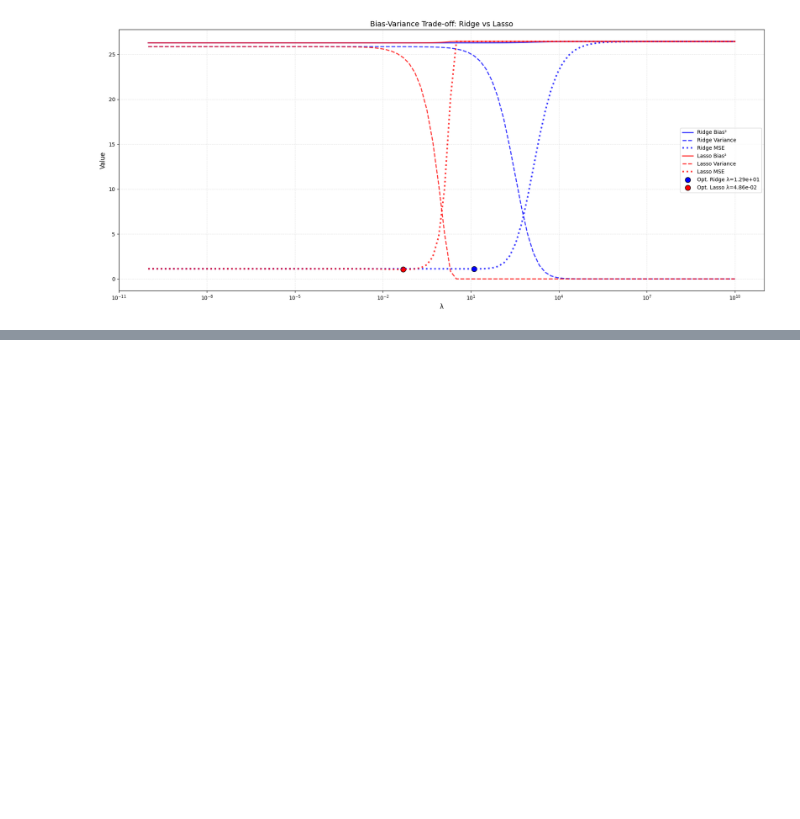
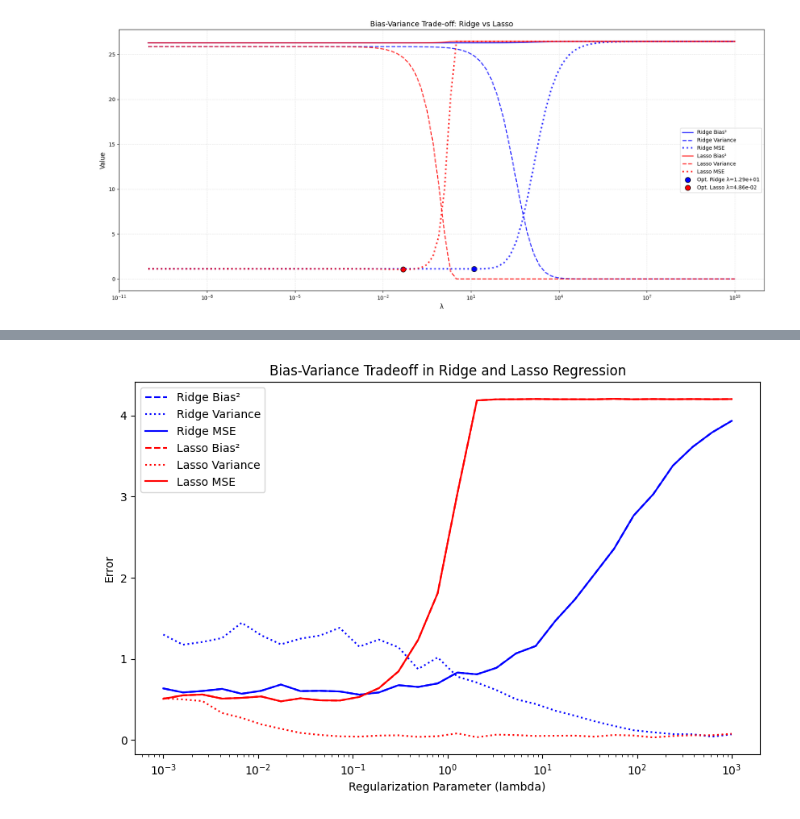
Before and after one commit to MichalSlowakiewicz/Machine-Learning, a Jupyter notebook: Homework4.ipynb, the cells around one changed output, grey strips where cells are left out. Saved outputs shown, nothing was run; the diff lists cells and outputs as text; code cells hidden in the pictures; blank space fills up the shorter version.

```diff
--- a/Homework4.ipynb
+++ b/Homework4.ipynb
@@ -202,0 +213,73 @@ plt.show()
+# %%
+import numpy as np
+import matplotlib.pyplot as plt
+from sklearn.linear_model import Ridge, Lasso
+from sklearn.model_selection import train_test_split
+from sklearn.metrics import mean_squared_error
+
+# Set random seed for reproducibility
+np.random.seed(42)
+
+# Generate synthetic dataset
+n_samples = 100
+n_features = 50
+n_nonzero = 5  # Number of non-zero coefficients
+
+X = np.random.randn(n_samples, n_features)
+true_coeffs = np.zeros(n_features)
+true_coeffs[:n_nonzero] = np.random.randn(n_nonzero)  # Only a few non-zero coefficients
+y = X @ true_coeffs + np.random.randn(n_samples) * 0.5  # Adding noise
+
+# Split data
+X_train, X_test, y_train, y_test = train_test_split(X, y, test_size=0.2, random_state=42)
+
+# Define range of regularization parameters (lambda values)
+lambdas = np.logspace(-3, 3, 30)
+
+# Function to compute bias, variance, and MSE
+def compute_bias_variance_mse(model, X_train, y_train, X_test, y_test, lambdas):
+    bias_sq, variance, mse = [], [], []
+
+    for alpha in lambdas:
+        model.set_params(alpha=alpha)
+        predictions = []
+
+        for _ in range(50):  # Multiple trials to estimate variance
+            X_train_boot, _, y_train_boot, _ = train_test_split(X_train, y_train, test_size=0.5)
+            model.fit(X_train_boot, y_train_boot)
+            predictions.append(model.predict(X_test))
+
+        predictions = np.array(predictions)
+        mean_pred = np.mean(predictions, axis=0)
+        bias_sq.append(np.mean((mean_pred - y_test) ** 2))
+        variance.append(np.mean(np.var(predictions, axis=0)))
+        mse.append(mean_squared_error(y_test, mean_pred))
+
+    return bias_sq, variance, mse
+
+# Compute for Ridge
+ridge = Ridge()
+ridge_bias_sq, ridge_variance, ridge_mse = compute_bias_variance_mse(ridge, X_train, y_train, X_test, y_test, lambdas)
+
+# Compute for Lasso
+lasso = Lasso()
+lasso_bias_sq, lasso_variance, lasso_mse = compute_bias_variance_mse(lasso, X_train, y_train, X_test, y_test, lambdas)
+
+# Plot results
+plt.figure(figsize=(10, 6))
+plt.plot(lambdas, ridge_bias_sq, label='Ridge Bias²', linestyle='dashed', color='blue')
+plt.plot(lambdas, ridge_variance, label='Ridge Variance', linestyle='dotted', color='blue')
+plt.plot(lambdas, ridge_mse, label='Ridge MSE', color='blue')
+
+plt.plot(lambdas, lasso_bias_sq, label='Lasso Bias²', linestyle='dashed', color='red')
+plt.plot(lambdas, lasso_variance, label='Lasso Variance', linestyle='dotted', color='red')
+plt.plot(lambdas, lasso_mse, label='Lasso MSE', color='red')
+
+plt.xscale('log')
+plt.xlabel('Regularization Parameter (lambda)')
+plt.ylabel('Error')
+plt.title('Bias-Variance Tradeoff in Ridge and Lasso Regression')
+plt.legend()
+plt.show()
+# %% [output]
+[figure, added]
```
Also changed, not shown: parts of 2 cells of this notebook.
